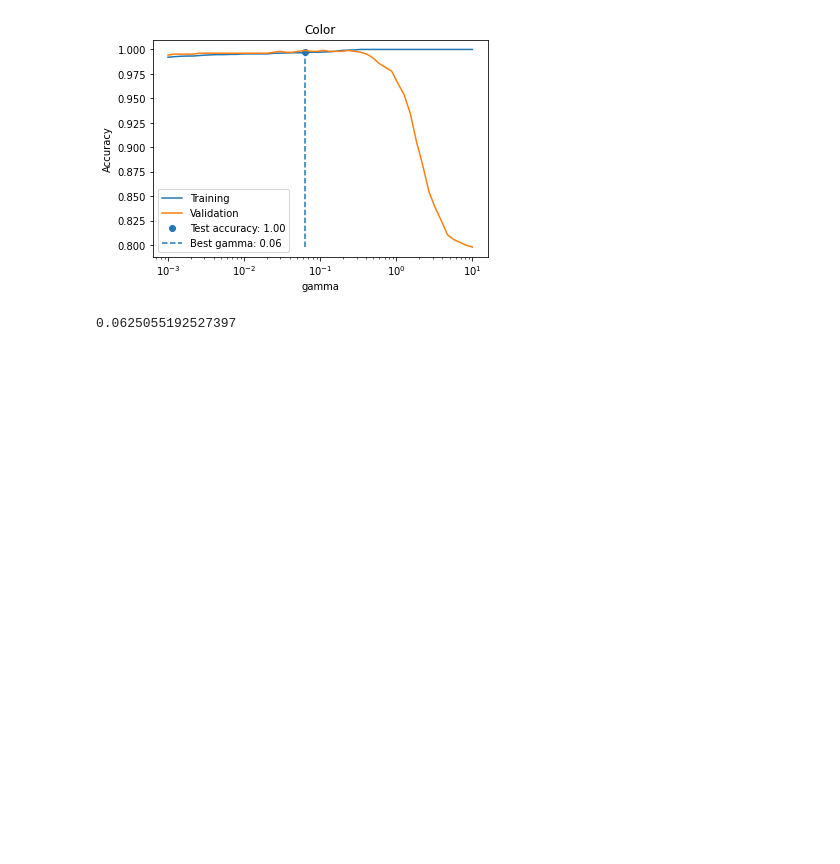
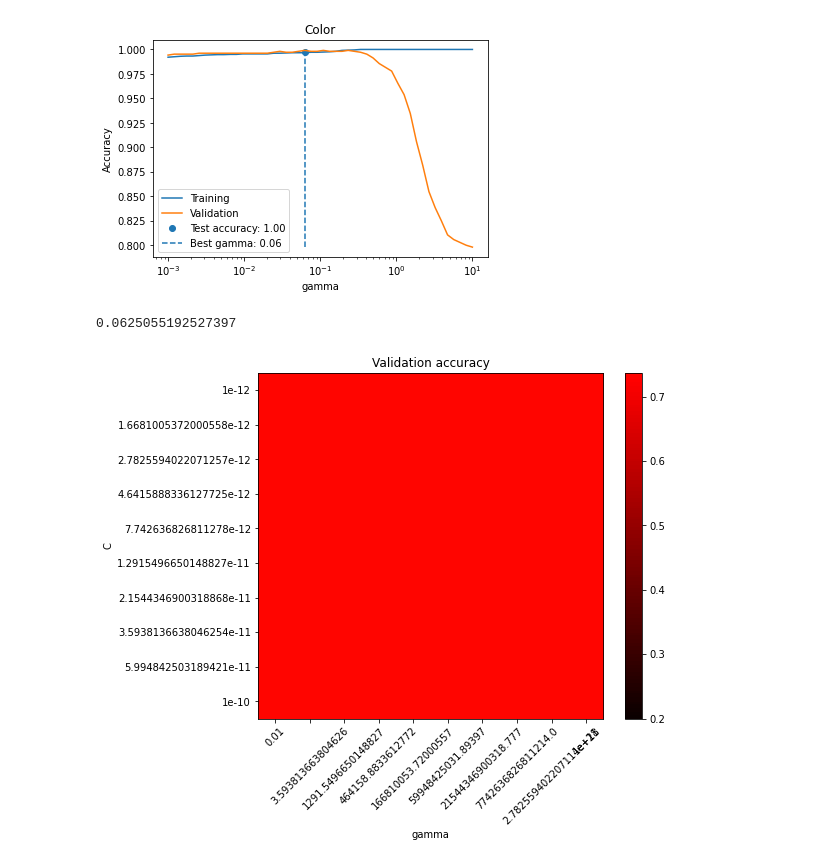
Before and after one commit to seanrasku/wineProject, a Jupyter notebook: parameterTuning.ipynb, the cells around one changed output. Drawn from its saved outputs; the diff is of its cells as text; code cells hidden in the pictures; blank space fills up the shorter version.

```diff
--- a/parameterTuning.ipynb
+++ b/parameterTuning.ipynb
@@ -256,3 +256,51 @@ tune_gaussian_svm_gamma('Color', gamma_values, C_color, y_color_train, y_color_v
 [##############################################################################  ]  98%
 [figure]
 0.0625055192527397
+# %%
+# SVM colormap
+from matplotlib.colors import Normalize
+from matplotlib import cm
+
+
+# Utility function to move the midpoint of a colormap to be around
+# the values of interest.
+class MidpointNormalize(Normalize):
+    vmin: float
+    vmax: float
+    def __init__(self, vmin=None, vmax=None, midpoint=None, clip=False):
+        self.midpoint = midpoint
+        Normalize.__init__(self, vmin, vmax, clip)
+
+    def __call__(self, value, clip=None):
+        x, y = [self.vmin, self.midpoint, self.vmax], [0, 0.5, 1]
+        return np.ma.masked_array(np.interp(value, x, y))
+
+
+gamma_values = np.logspace(-2, 21, 10)
+c_values = np.logspace(-12, -10, 10)
+
+scores = np.zeros((len(gamma_values), len(c_values)))
+# for i, gamma in enumerate(gamma_values):
+#     for j, C in enumerate(c_values):
+#         clf = SVC(C=C, kernel='rbf', gamma=gamma)
+#         clf.fit(X_train, y_color_train)
+#         scores[i][j] = metrics.accuracy_score(y_color_validation, clf.predict(X_validation))
+
+plt.figure(figsize=(8, 6))
+plt.subplots_adjust(left=0.2, right=0.95, bottom=0.15, top=0.95)
+plt.imshow(
+    scores,
+    interpolation="nearest",
+    cmap=cm.hot,
+    norm=MidpointNormalize(vmin=0.2, midpoint=0.92),
+)
+
+plt.xlabel("gamma")
+plt.ylabel("C")
+plt.colorbar()
+plt.xticks(np.arange(len(gamma_values)), gamma_values, rotation=45)
+plt.yticks(np.arange(len(c_values)), c_values)
+plt.title("Validation accuracy")
+plt.show()
+# %% [output]
+[figure, added]
```
Also changed, not shown: parts of 11 cells of this notebook, 4 other files.
